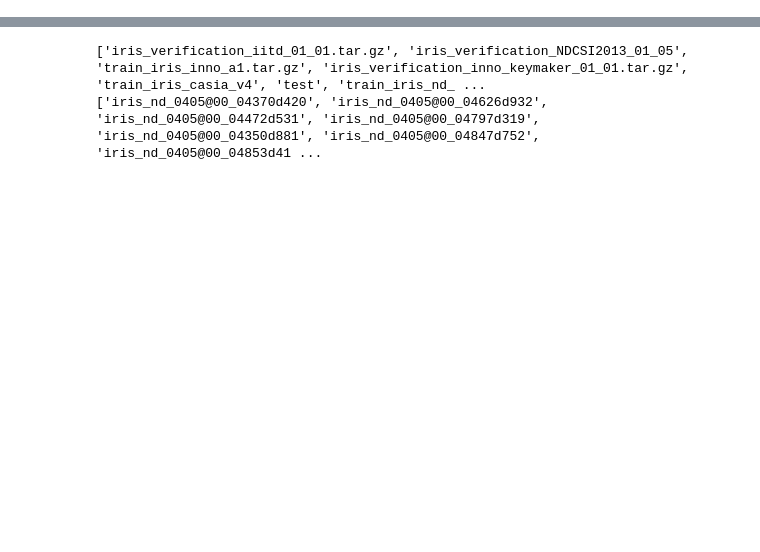
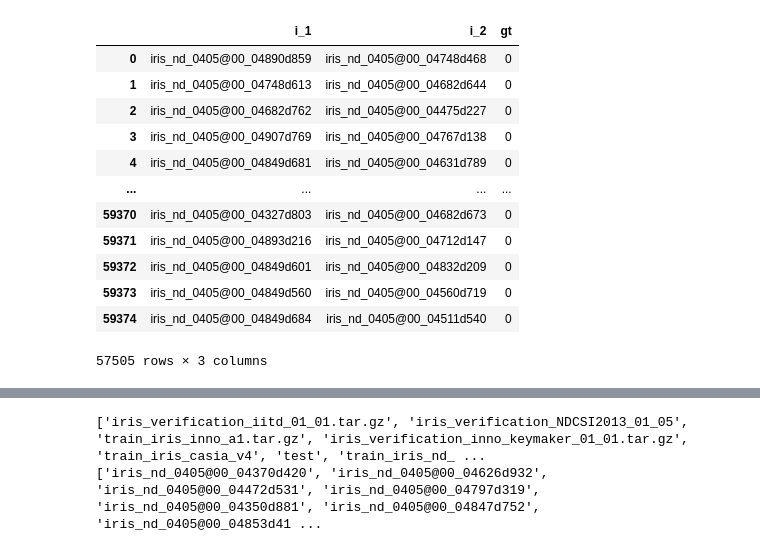
Before and after one commit to marekkles/DP, a Jupyter notebook: dataset_analysis.ipynb, the cells around one changed output, grey strips where cells are left out. Saved outputs shown, nothing was run; the diff lists cells and outputs as text; code cells hidden in the pictures; blank space fills up the shorter version.

```diff
--- a/dataset_analysis.ipynb
+++ b/dataset_analysis.ipynb
@@ -4,2 +34,20 @@ import os
+# %%
+df = pd.read_csv('../Datasets/iris_verification_nd_0405_01_01/pairs.csv', sep=';')
+df = df[~df.i_1.str.startswith('iris_nd_0405@00_04699') & ~df.i_2.str.startswith('iris_nd_0405@00_04699')]
+df
+# %% [output]
+|  | i_1 | i_2 | gt |
+| 0 | iris_nd_0405@00_04890d859 | iris_nd_0405@00_04748d468 | 0 |
+| 1 | iris_nd_0405@00_04748d613 | iris_nd_0405@00_04682d644 | 0 |
+| 2 | iris_nd_0405@00_04682d762 | iris_nd_0405@00_04475d227 | 0 |
+| 3 | iris_nd_0405@00_04907d769 | iris_nd_0405@00_04767d138 | 0 |
+| 4 | iris_nd_0405@00_04849d681 | iris_nd_0405@00_04631d789 | 0 |
+| ... | ... | ... | ... |
+| 59370 | iris_nd_0405@00_04327d803 | iris_nd_0405@00_04682d673 | 0 |
+| 59371 | iris_nd_0405@00_04893d216 | iris_nd_0405@00_04712d147 | 0 |
+| 59372 | iris_nd_0405@00_04849d601 | iris_nd_0405@00_04832d209 | 0 |
+| 59373 | iris_nd_0405@00_04849d560 | iris_nd_0405@00_04560d719 | 0 |
+| 59374 | iris_nd_0405@00_04849d684 | iris_nd_0405@00_04511d540 | 0 |
+57505 rows × 3 columns
 # %%
 pd.read_csv('../Datasets//train.csv')
```
Also changed, not shown: parts of 6 cells of this notebook, 11 other files.
